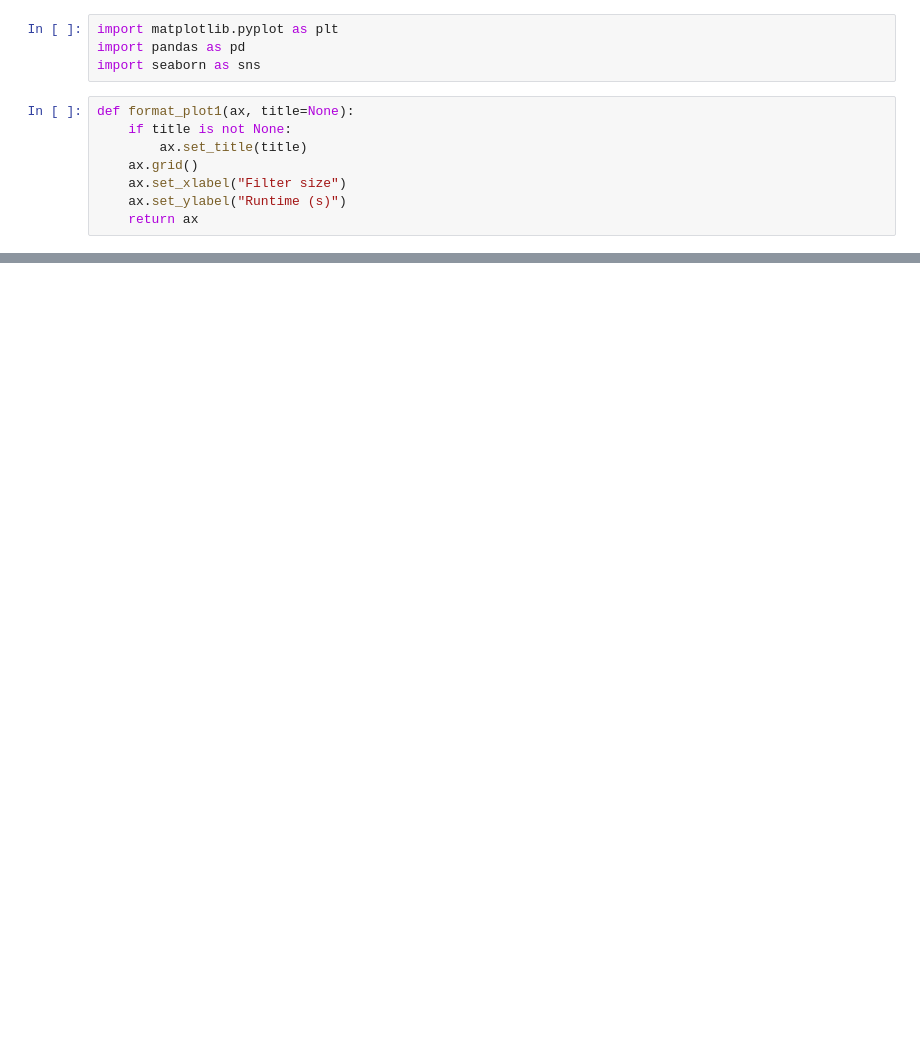
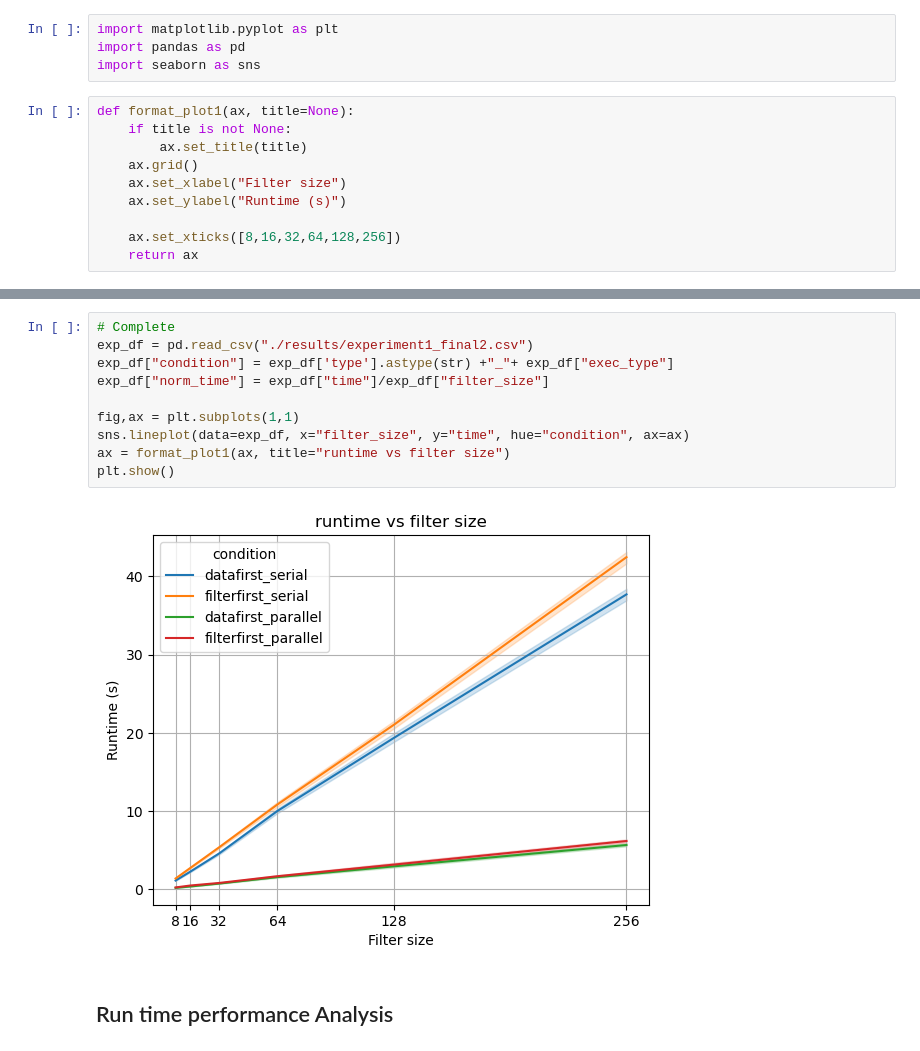
Before and after one commit to jabarragann/pplectures2022, a Jupyter notebook: activities/Activity2/analyze_results.ipynb, the cells around one changed output, grey strips where cells are left out. Saved outputs shown, nothing was run; the diff lists cells and outputs as text; blank space fills up the shorter version.

```diff
--- a/activities/Activity2/analyze_results.ipynb
+++ b/activities/Activity2/analyze_results.ipynb
@@ -9,4 +9,6 @@ def format_plot1(ax, title=None):
     ax.grid()
     ax.set_xlabel("Filter size")
     ax.set_ylabel("Runtime (s)")
+
+    ax.set_xticks([8,16,32,64,128,256])
     return ax
@@ -12,0 +19,14 @@ def format_plot1(ax, title=None):
+# %%
+# Complete
+exp_df = pd.read_csv("./results/experiment1_final2.csv")
+exp_df["condition"] = exp_df['type'].astype(str) +"_"+ exp_df["exec_type"]
+exp_df["norm_time"] = exp_df["time"]/exp_df["filter_size"]
+
+fig,ax = plt.subplots(1,1)
+sns.lineplot(data=exp_df, x="filter_size", y="time", hue="condition", ax=ax)
+ax = format_plot1(ax, title="runtime vs filter size")
+plt.show()
+# %% [output]
+[figure, added]
+# %% [markdown]
+## Run time performance Analysis
```
Also changed, not shown: parts of 18 cells of this notebook, 2 other files.
